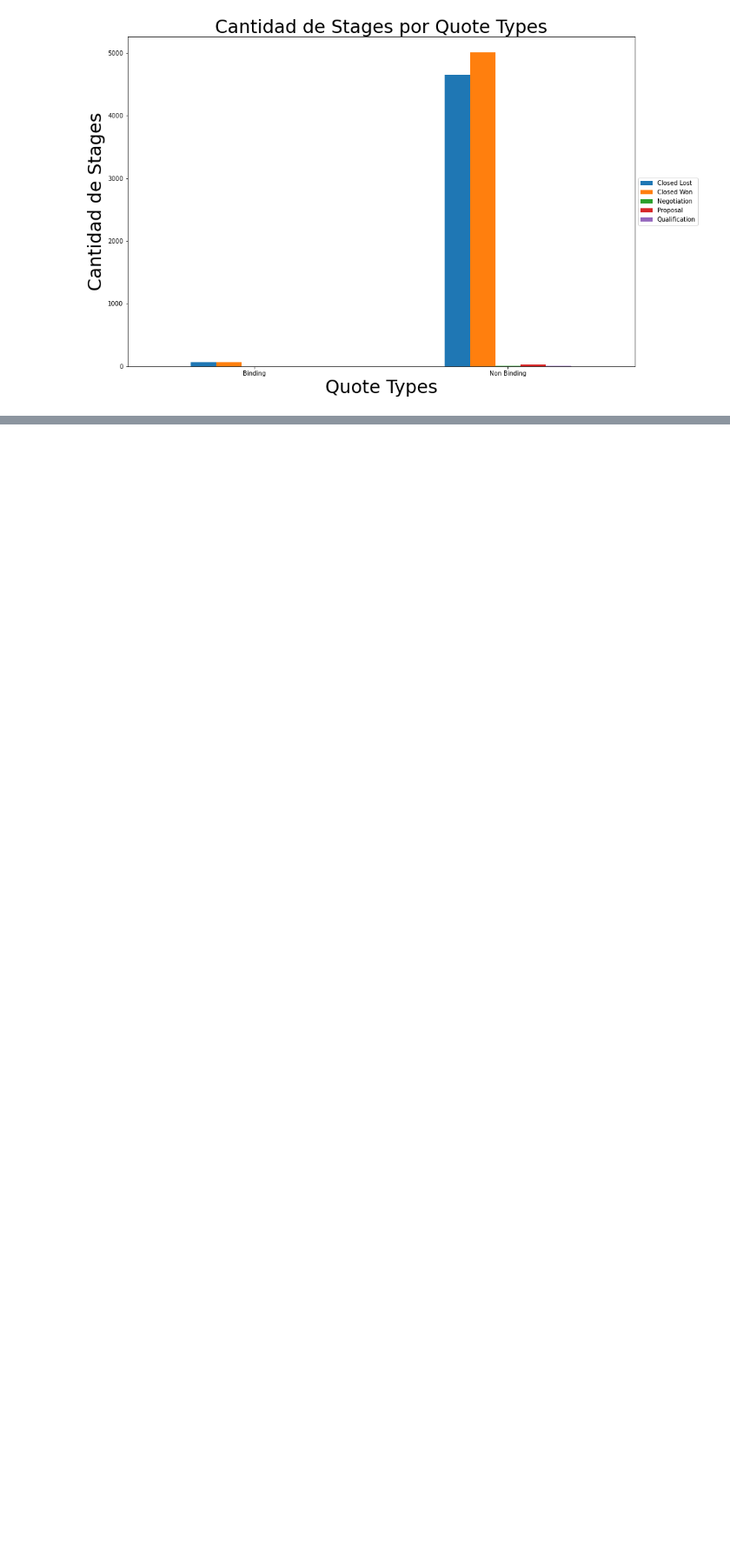
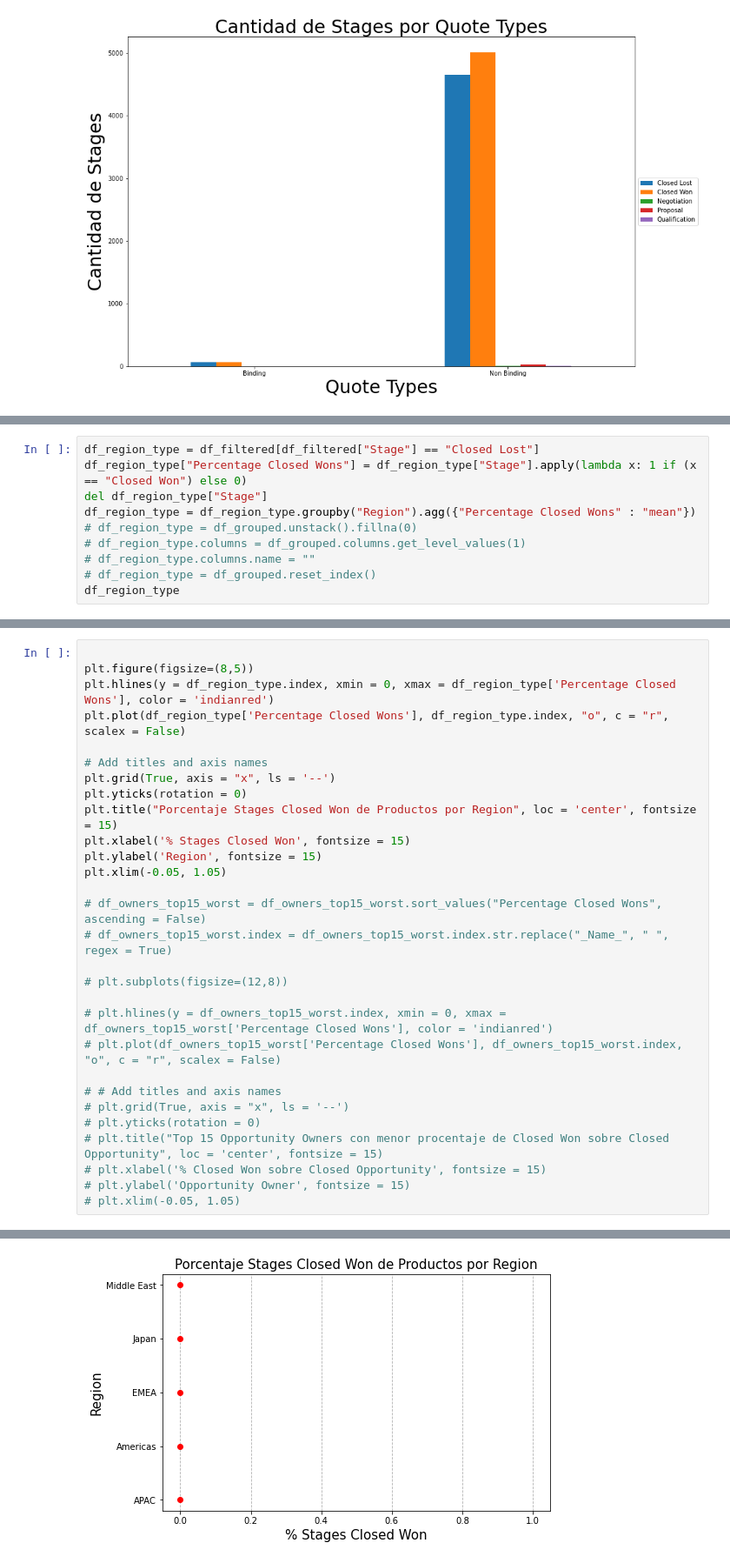
Before and after one commit to joaquinparodi/TP-DATOS, a Jupyter notebook: Analisis/Analisis Nicolas.ipynb, the cells around one changed output, grey strips where cells are left out. Shown at 87% size. Drawn from its saved outputs; the diff is of its cells as text; blank space fills up the shorter version.

```diff
--- a/Analisis/Analisis Nicolas.ipynb
+++ b/Analisis/Analisis Nicolas.ipynb
@@ -432,0 +545,10 @@ plt.show()
+# %%
+df_region_type = df_filtered[df_filtered["Stage"] == "Closed Lost"]
+df_region_type["Percentage Closed Wons"] = df_region_type["Stage"].apply(lambda x: 1 if (x == "Closed Won") else 0)
+del df_region_type["Stage"]
+df_region_type = df_region_type.groupby("Region").agg({"Percentage Closed Wons" : "mean"})
+# df_region_type = df_grouped.unstack().fillna(0)
+# df_region_type.columns = df_grouped.columns.get_level_values(1)
+# df_region_type.columns.name = ""
+# df_region_type = df_grouped.reset_index()
+df_region_type
@@ -432,0 +563,30 @@ plt.show()
+# %%
+
+plt.figure(figsize=(8,5))
+plt.hlines(y = df_region_type.index, xmin = 0, xmax = df_region_type['Percentage Closed Wons'], color = 'indianred')
+plt.plot(df_region_type['Percentage Closed Wons'], df_region_type.index, "o", c = "r", scalex = False)
+
+# Add titles and axis names
+plt.grid(True, axis = "x", ls = '--')
+plt.yticks(rotation = 0)
+plt.title("Porcentaje Stages Closed Won de Productos por Region", loc = 'center', fontsize = 15)
+plt.xlabel('% Stages Closed Won', fontsize = 15)
+plt.ylabel('Region', fontsize = 15)
+plt.xlim(-0.05, 1.05)
+
+# df_owners_top15_worst = df_owners_top15_worst.sort_values("Percentage Closed Wons", ascending = False)
+# df_owners_top15_worst.index = df_owners_top15_worst.index.str.replace("_Name_", " ", regex = True)
+
+# plt.subplots(figsize=(12,8))
+
+# plt.hlines(y = df_owners_top15_worst.index, xmin = 0, xmax = df_owners_top15_worst['Percentage Closed Wons'], color = 'indianred')
+# plt.plot(df_owners_top15_worst['Percentage Closed Wons'], df_owners_top15_worst.index, "o", c = "r", scalex = False)
+
+# # Add titles and axis names
+# plt.grid(True, axis = "x", ls = '--')
+# plt.yticks(rotation = 0)
+# plt.title("Top 15 Opportunity Owners con menor procentaje de Closed Won sobre Closed Opportunity", loc = 'center', fontsize = 15)
+# plt.xlabel('% Closed Won sobre Closed Opportunity', fontsize = 15)
+# plt.ylabel('Opportunity Owner', fontsize = 15)
+# plt.xlim(-0.05, 1.05)
+# %% [output]
@@ -432,0 +594 @@ plt.show()
+[figure, added]
```
Also changed, not shown: parts of 11 cells of this notebook.
